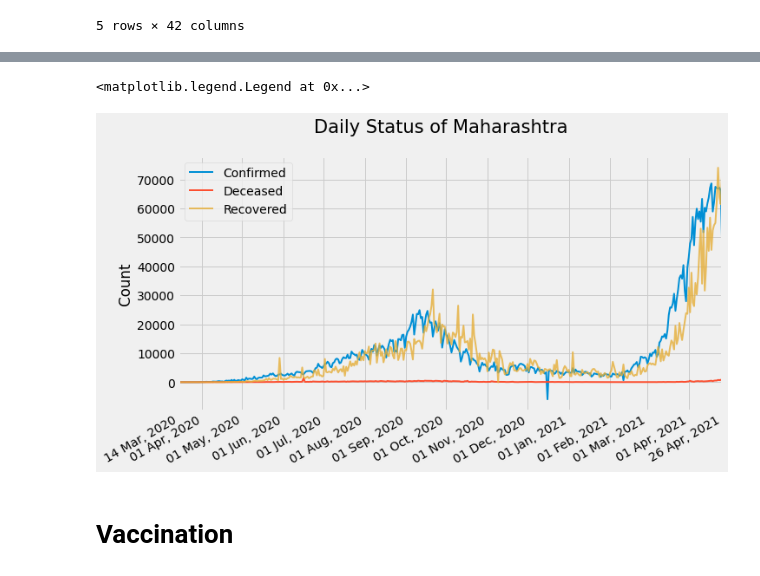
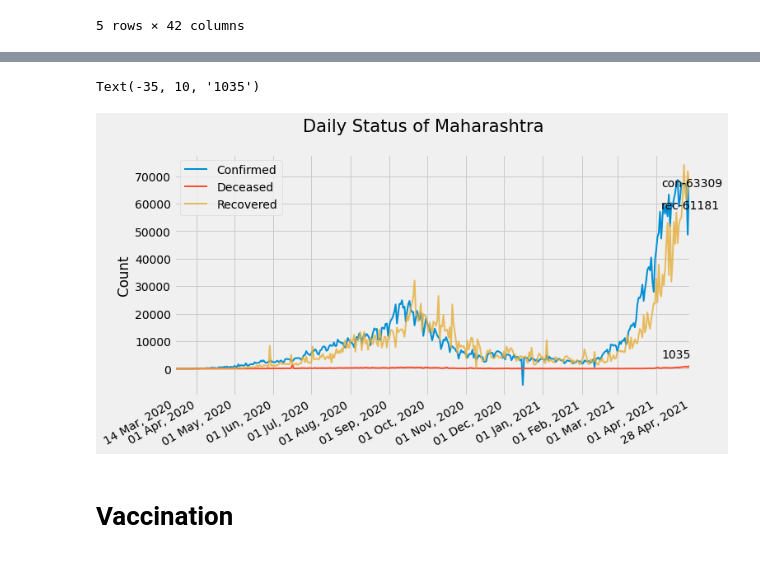
Before and after one commit to Dhruv-praju/COVID-19-Tracker, a Jupyter notebook: State wise complete analysis of COVID-19.ipynb, the cells around one changed output, grey strips where cells are left out. Cells and saved outputs as stored; diff of their text form; code cells hidden in the pictures.

```diff
--- a/State wise complete analysis of COVID-19.ipynb
+++ b/State wise complete analysis of COVID-19.ipynb
@@ -420,24 +453,37 @@ filt = state_daily_df.Status=='Recovered'
 maha_daily_rec = state_daily_df.loc[filt, 'MH']
 filt = state_daily_df.Status=='Deceased'
 maha_daily_death = state_daily_df.loc[filt, 'MH']
+# %%
+curr_date = state_daily_df.index.max()
+
+todays_cases = maha_daily_conf.get(curr_date)
+todays_rec = maha_daily_rec.get(curr_date)
+todays_death = maha_daily_death.get(curr_date)
 # %%
 plt.figure(figsize=(10,6))
 
 maha_daily_conf.plot(linewidth=2, label='Confirmed')
 maha_daily_death.plot(linewidth=2, label='Deceased')
 maha_daily_rec.plot(linewidth=2, label='Recovered', alpha=.8)
 
 plt.gcf().autofmt_xdate()
 date_format = mpl_dates.DateFormatter('%d %b, %Y')
 plt.gca().xaxis.set_major_formatter(date_format)
 
 plt.ylabel('Count')
 plt.xlabel('')
 plt.suptitle('Daily Status of Maharashtra', fontsize=21)
 plt.legend()
+
+plt.annotate(text='con-'+str(todays_cases), xy=(curr_date, todays_cases),
+             xycoords='data', xytext=(-35,10), textcoords='offset points', fontsize=14)
+plt.annotate(text='rec-'+str(todays_rec), xy=(curr_date, todays_rec),
+             xycoords='data', xytext=(-35,-10), textcoords='offset points', fontsize=14)
+plt.annotate(text=str(todays_death), xy=(curr_date, todays_death),
+             xycoords='data', xytext=(-35,10), textcoords='offset points', fontsize=14)
 # %% [output]
-<matplotlib.legend.Legend at 0x...>
+Text(-35, 10, '1035')
-[figure, old version]
+[figure, new version]
 # %% [markdown]
 # Vaccination
 # %%
```
Also changed, not shown: parts of 26 cells of this notebook, 1 other file.
